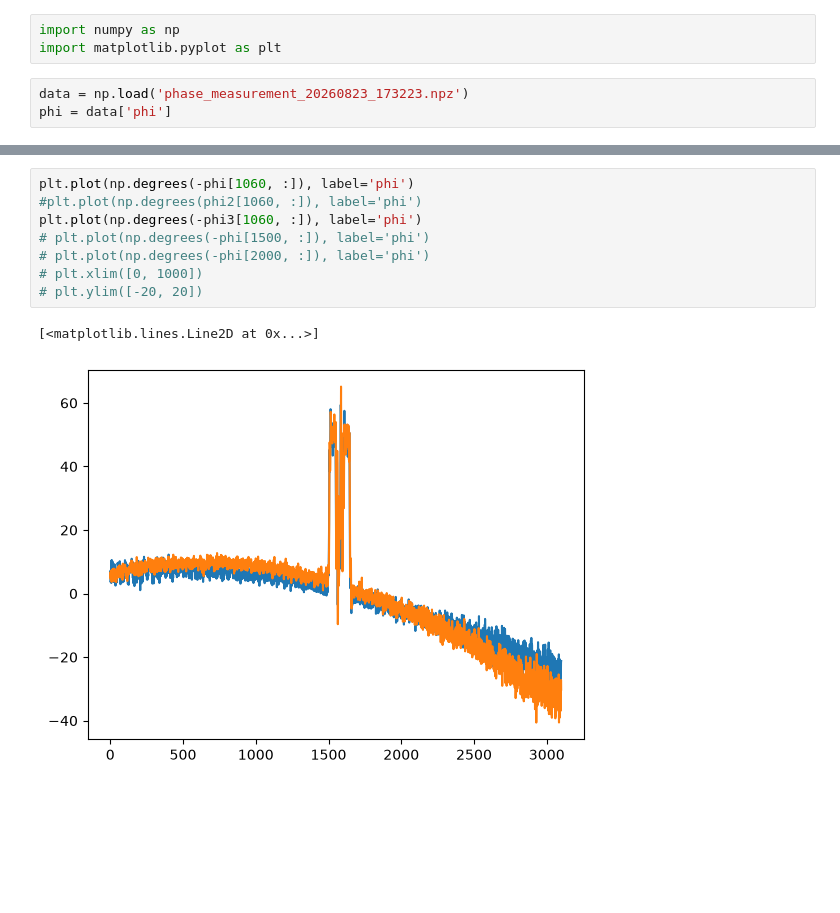
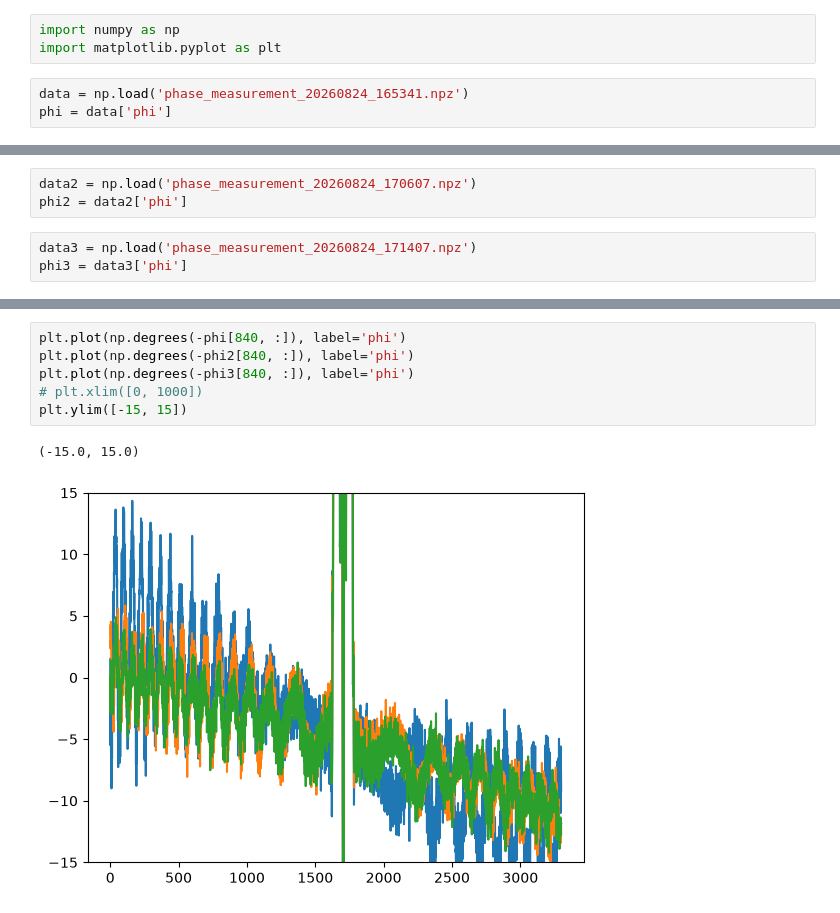
Before and after one commit to RodionovSA/holoeml-experiment, a Jupyter notebook: scripts/phase/read_phase.ipynb, the cells around one changed output, grey strips where cells are left out. Saved outputs shown, nothing was run; the diff lists cells and outputs as text; blank space fills up the shorter version.

Commit message:
phase_measurement is updated

```diff
--- a/scripts/phase/read_phase.ipynb
+++ b/scripts/phase/read_phase.ipynb
@@ -2,5 +2,5 @@
 import numpy as np
 import matplotlib.pyplot as plt
 # %%
-data = np.load('phase_measurement_20260823_173223.npz')
+data = np.load('phase_measurement_20260824_165341.npz')
 phi = data['phi']
@@ -13 +7,7 @@ phi3 = data3['phi']
+# %%
+data2 = np.load('phase_measurement_20260824_170607.npz')
+phi2 = data2['phi']
+# %%
+data3 = np.load('phase_measurement_20260824_171407.npz')
+phi3 = data3['phi']
 # %%
@@ -18,12 +18,10 @@ plt.imshow(phi)
 # %%
-plt.plot(np.degrees(-phi[1060, :]), label='phi')
-#plt.plot(np.degrees(phi2[1060, :]), label='phi')
-plt.plot(np.degrees(-phi3[1060, :]), label='phi')
-# plt.plot(np.degrees(-phi[1500, :]), label='phi')
-# plt.plot(np.degrees(-phi[2000, :]), label='phi')
+plt.plot(np.degrees(-phi[840, :]), label='phi')
+plt.plot(np.degrees(-phi2[840, :]), label='phi')
+plt.plot(np.degrees(-phi3[840, :]), label='phi')
 # plt.xlim([0, 1000])
-# plt.ylim([-20, 20])
+plt.ylim([-15, 15])
 # %% [output]
-[<matplotlib.lines.Line2D at 0x...>]
+(-15.0, 15.0)
-[figure, old version]
+[figure, new version]
 # %%
```
Also changed, not shown: parts of 4 cells of this notebook, 3 other files.
